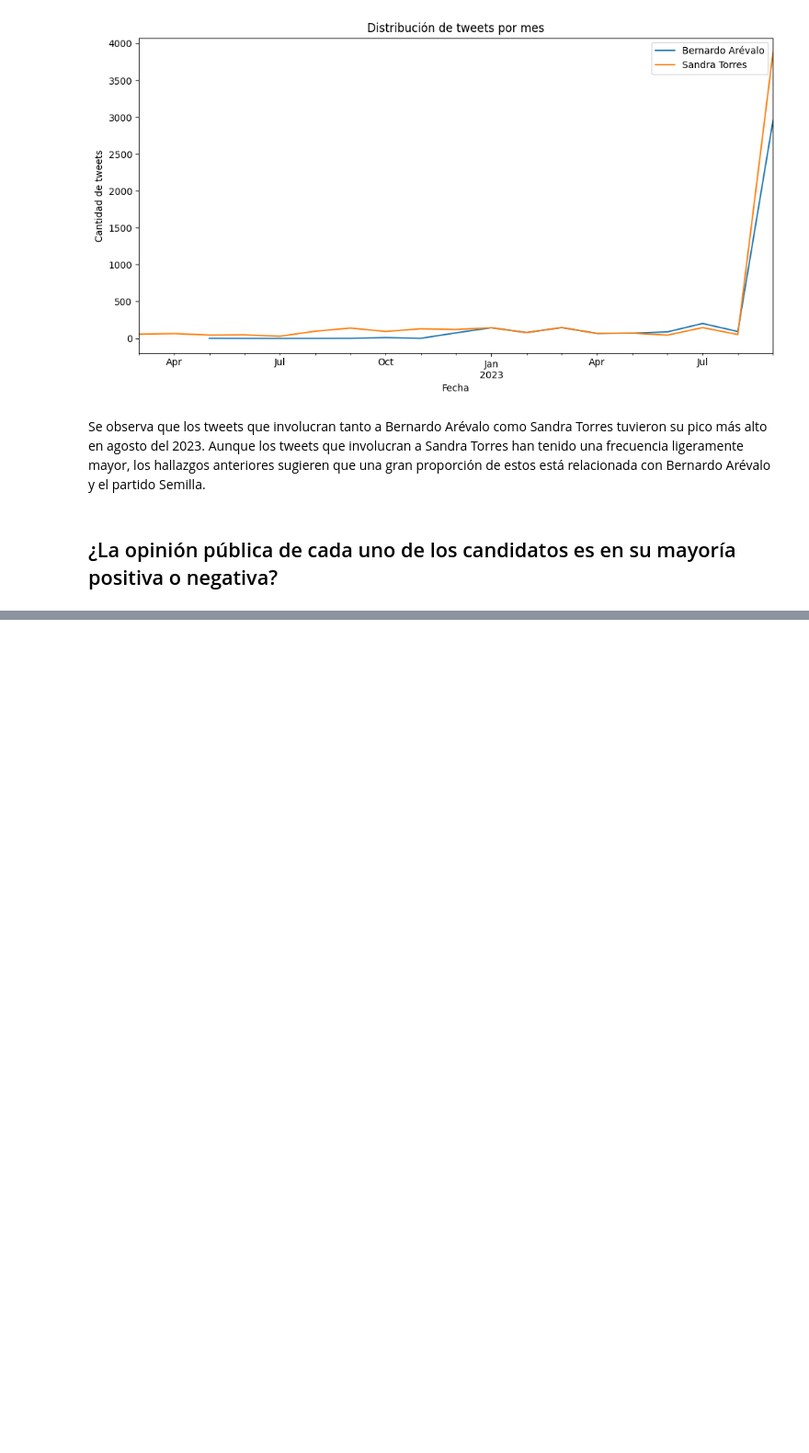
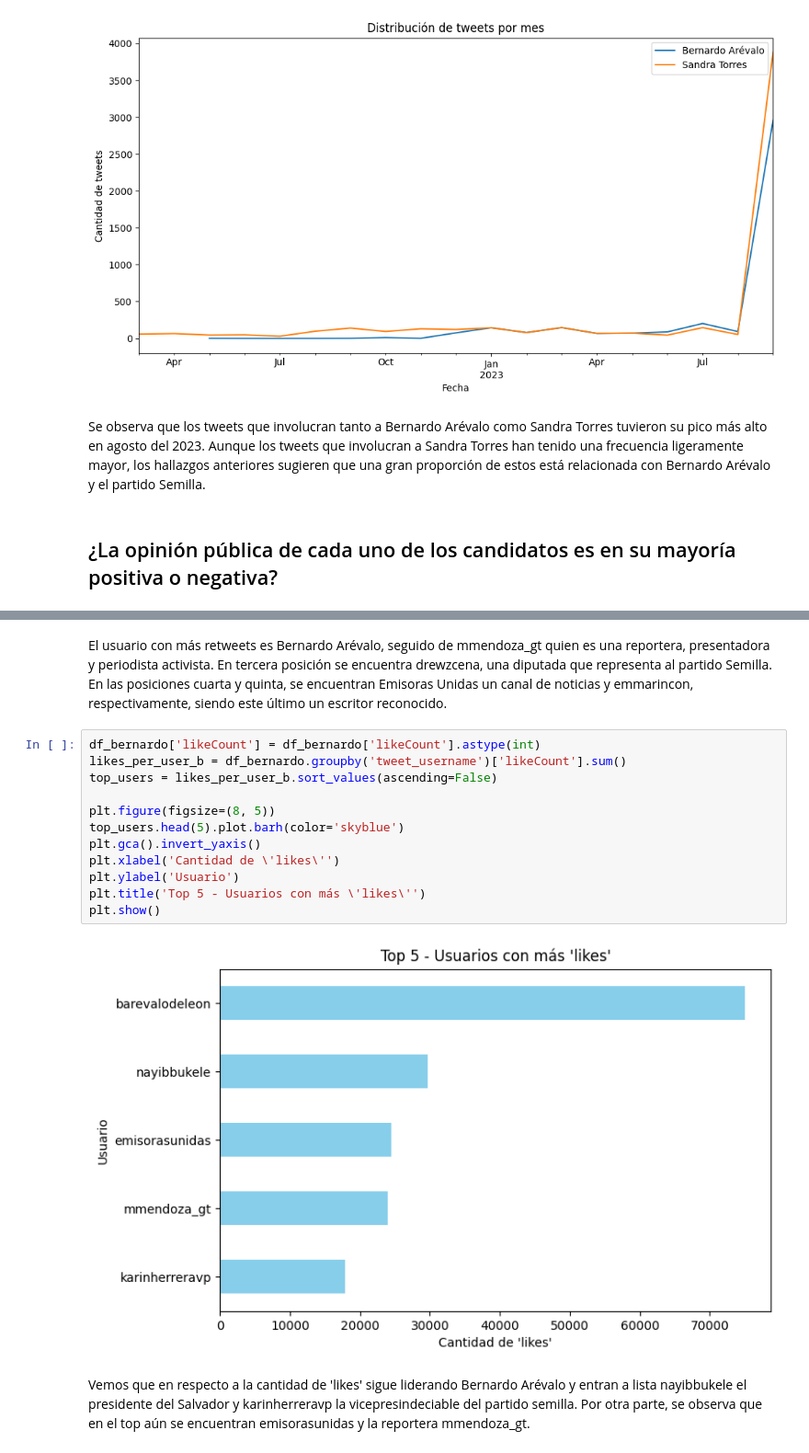
Before and after one commit to guillermoSb/datascience_laboratorio6, a Jupyter notebook: Problema2.ipynb, the cells around one changed output, grey strips where cells are left out. Shown at 92% size. Drawn from its saved outputs; the diff is of its cells as text; blank space fills up the shorter version.

```diff
--- a/Problema2.ipynb
+++ b/Problema2.ipynb
@@ -180,0 +214,18 @@ Se ve que en su mayoría la opinión de
+# %% [markdown]
+El usuario con más retweets es Bernardo Arévalo, seguido de mmendoza_gt quien es una reportera, presentadora y periodista activista. En tercera posición se encuentra drewzcena, una diputada que representa al partido Semilla. En las posiciones cuarta y quinta, se encuentran Emisoras Unidas un canal de noticias y emmarincon, respectivamente, siendo este último un escritor reconocido.
+# %%
+df_bernardo['likeCount'] = df_bernardo['likeCount'].astype(int)
+likes_per_user_b = df_bernardo.groupby('tweet_username')['likeCount'].sum()
+top_users = likes_per_user_b.sort_values(ascending=False)
+
+plt.figure(figsize=(8, 5))
+top_users.head(5).plot.barh(color='skyblue')
+plt.gca().invert_yaxis()
+plt.xlabel('Cantidad de \'likes\'')
+plt.ylabel('Usuario')
+plt.title('Top 5 - Usuarios con más \'likes\'')
+plt.show()
+# %% [output]
+[figure, added]
+# %% [markdown]
+Vemos que en respecto a la cantidad de 'likes' sigue liderando Bernardo Arévalo y entran a lista nayibbukele el presidente del Salvador y karinherreravp la vicepresindeciable del partido semilla. Por otra parte, se observa que en el top aún se encuentran emisorasunidas y la reportera mmendoza_gt.
```
Also changed, not shown: parts of 5 cells of this notebook.
